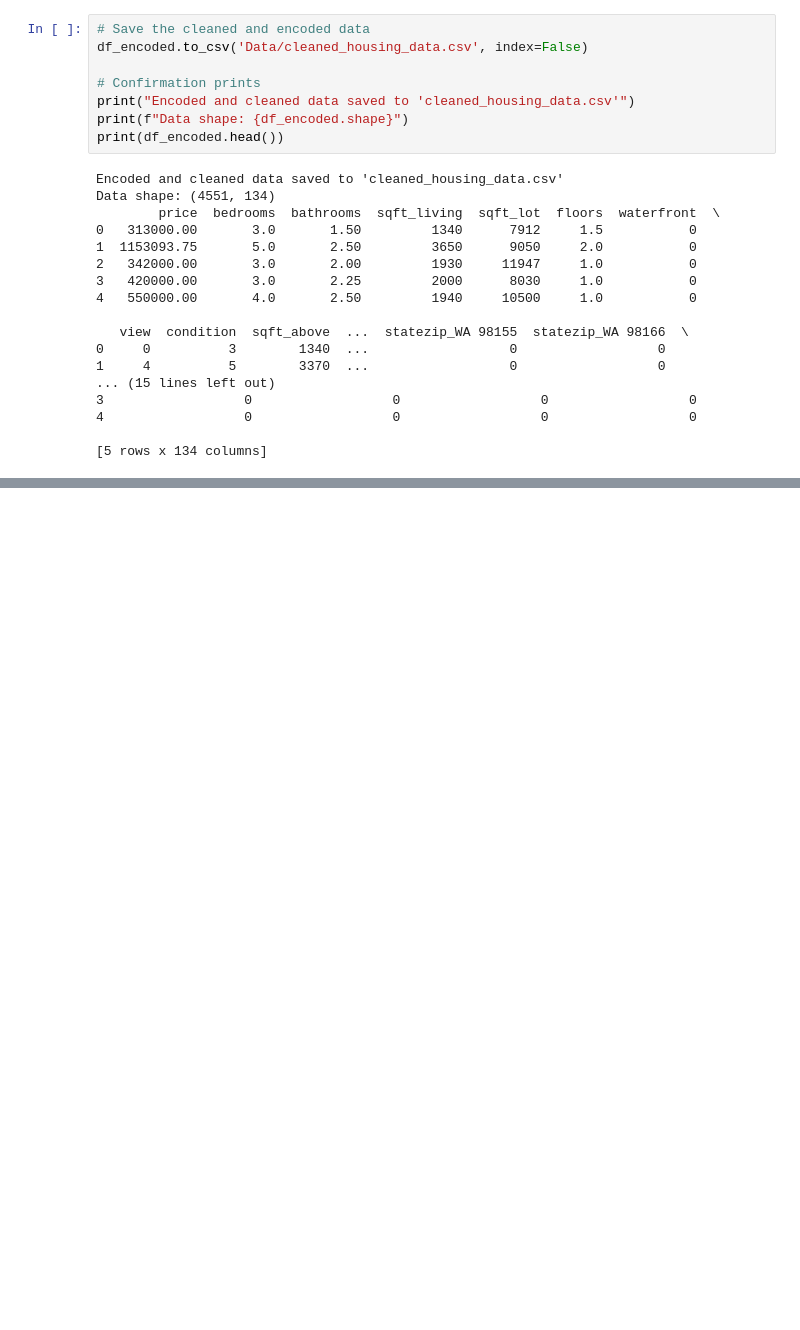
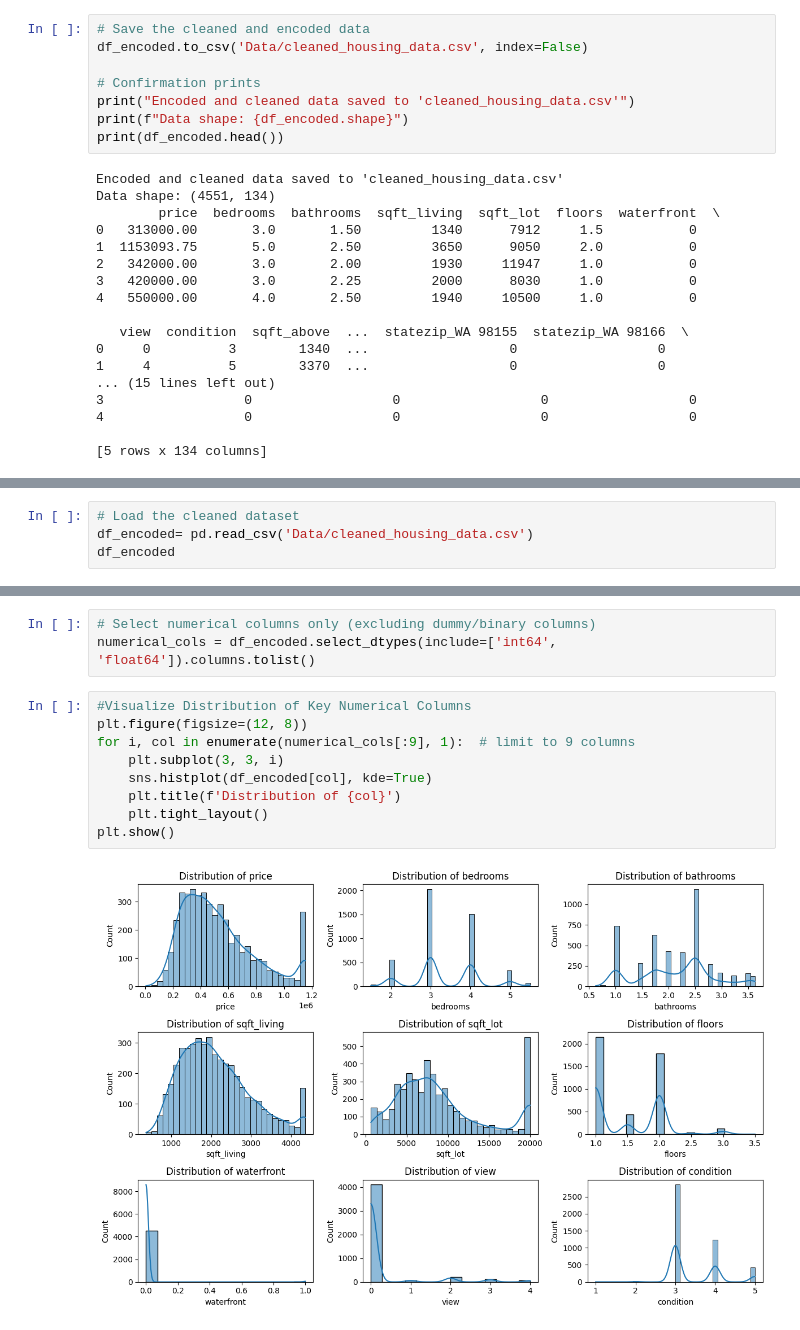
Before and after one commit to Kate-Maina/real-estate-price-prediction, a Jupyter notebook: index.ipynb, the cells around one changed output, grey strips where cells are left out. Drawn from its saved outputs; the diff is of its cells as text; blank space fills up the shorter version.

Commit message:
Add EDA: distribution plots, heatmap, and scatter plot analysis

```diff
--- a/index.ipynb
+++ b/index.ipynb
@@ -373,0 +376,4 @@ Data shape: (4551, 134)
+# %%
+# Load the cleaned dataset
+df_encoded= pd.read_csv('Data/cleaned_housing_data.csv')
+df_encoded
@@ -373,0 +410,14 @@ Data shape: (4551, 134)
+# %%
+# Select numerical columns only (excluding dummy/binary columns)
+numerical_cols = df_encoded.select_dtypes(include=['int64', 'float64']).columns.tolist()
+# %%
+#Visualize Distribution of Key Numerical Columns
+plt.figure(figsize=(12, 8))
+for i, col in enumerate(numerical_cols[:9], 1):  # limit to 9 columns
+    plt.subplot(3, 3, i)
+    sns.histplot(df_encoded[col], kde=True)
+    plt.title(f'Distribution of {col}')
+    plt.tight_layout()
+plt.show()
+# %% [output]
+[figure, added]
```
Also changed, not shown: parts of 10 cells of this notebook.
